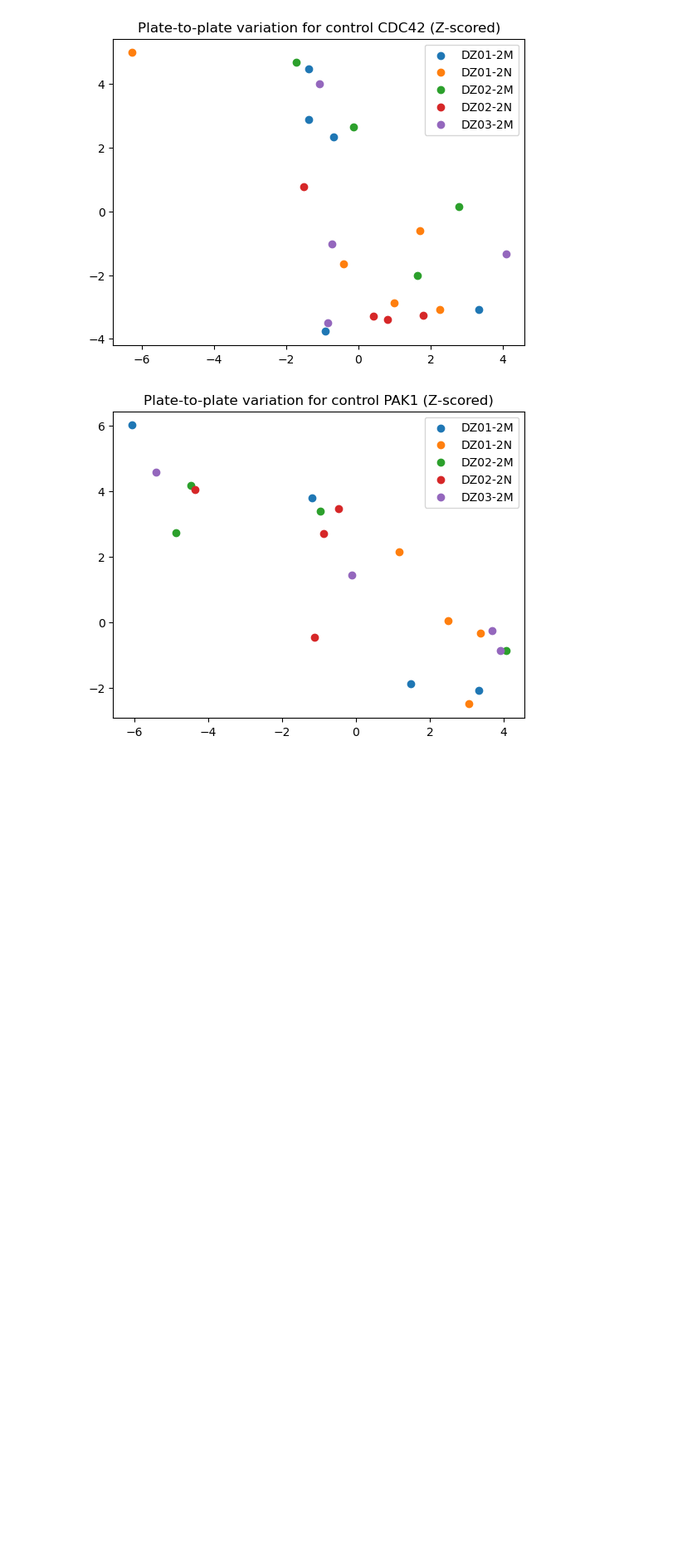
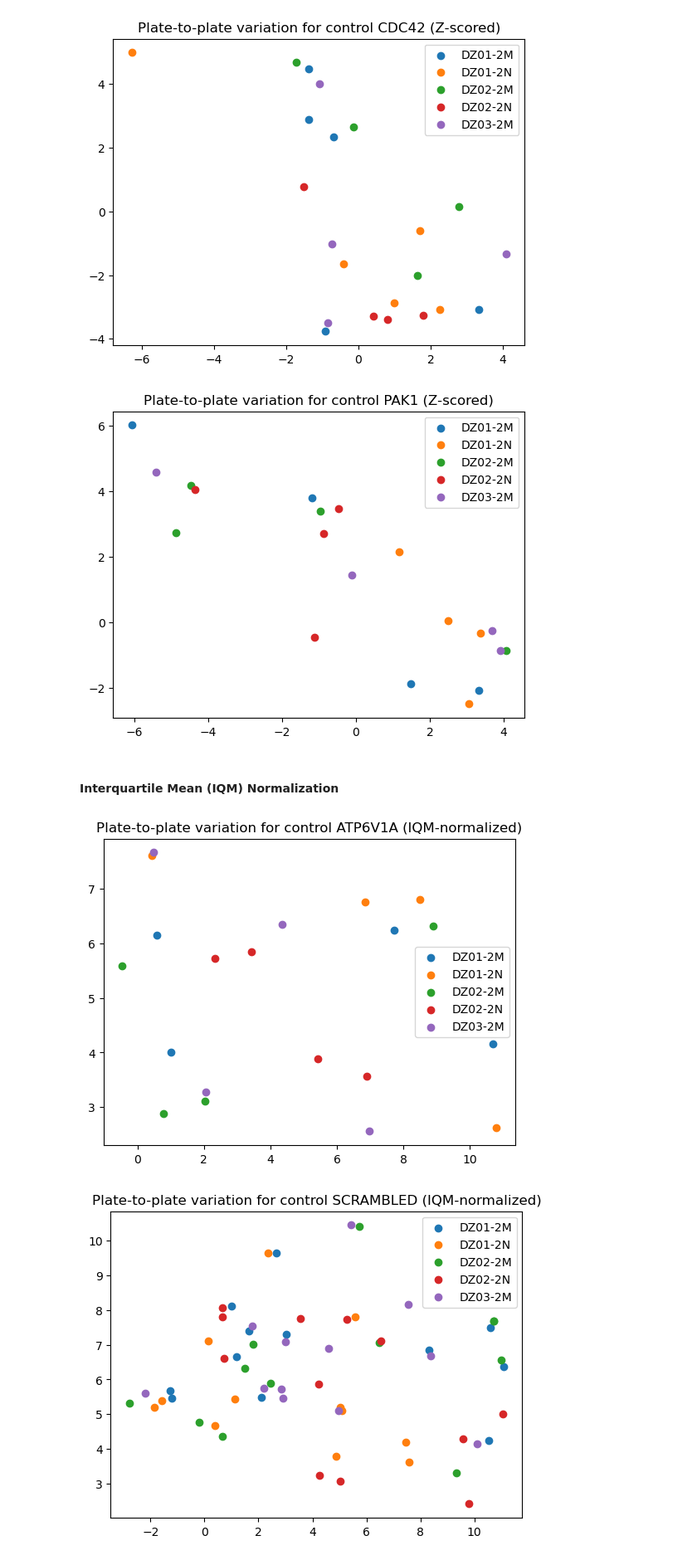
Before and after one commit to JacobAnter/VACV_screen, a Jupyter notebook: Screen_control_investigation/controls_UMAP_investigation.ipynb, the cells around one changed output. Shown at 83% size. Cells and saved outputs as stored; diff of their text form; code cells hidden in the pictures; blank space fills up the shorter version.

Commit message:
Performing dimensionality reduction and plotting for IQM-normalized data

```diff
--- a/Screen_control_investigation/controls_UMAP_investigation.ipynb
+++ b/Screen_control_investigation/controls_UMAP_investigation.ipynb
@@ -663,3 +667,5 @@ for control in control_names_dp_g1:
 [figure]
 [figure]
 [figure]
+# %% [markdown]
+#### Interquartile Mean (IQM) Normalization
@@ -665,0 +694,24 @@ for control in control_names_dp_g1:
+# %%
+normalized_features_list = [
+    "eCount_oCells_nZScore",
+    "dIntensity_cPathogen_eMean_oNuclei_nZScore",
+    "dIntensity_cPathogen_eMean_oPeriNuclei_nZScore",
+    "dIntensity_cPathogen_eMean_oCells_nZScore",
+    "dIntensity_cLatePathogen_eMean_oNuclei_nZScore",
+    "dIntensity_cLatePathogen_eMean_oPeriNuclei_nZScore",
+    "dIntensity_cLatePathogen_eMean_oCells_nZScore"
+]
+# %%
+# Determine the unique control names in the IQM-normalized subset
+# DataFrame
+iqm_control_names = iqm_norm_subset_df.loc[
+    iqm_norm_subset_df["WellType"] == "CONTROL",
+    "Name"
+].unique().tolist()
+
+if "UNKNOWN" in iqm_control_names:
+    iqm_control_names.remove("UNKNOWN")
+
+assert "UNKNOWN" not in iqm_control_names, (
+    "Removal of the control name \"UNKNOWN\" has not been successful!"
+)
@@ -665,0 +841,14 @@ for control in control_names_dp_g1:
+# %%
+# Finally, perform the dimensionality reduction and the subsequent
+# plotting for the IQM normalized values
+plot_reduced_dims(
+    iqm_norm_subset_df,
+    iqm_control_names,
+    normalized_features_list,
+    5,
+    "images_IQM_normalized_vals_embs_reduction_per_control",
+    "IQM-normalized"
+)
+# %% [output]
+[figure, added]
+[figure, added]
```
Also changed, not shown: parts of 5 cells of this notebook.
